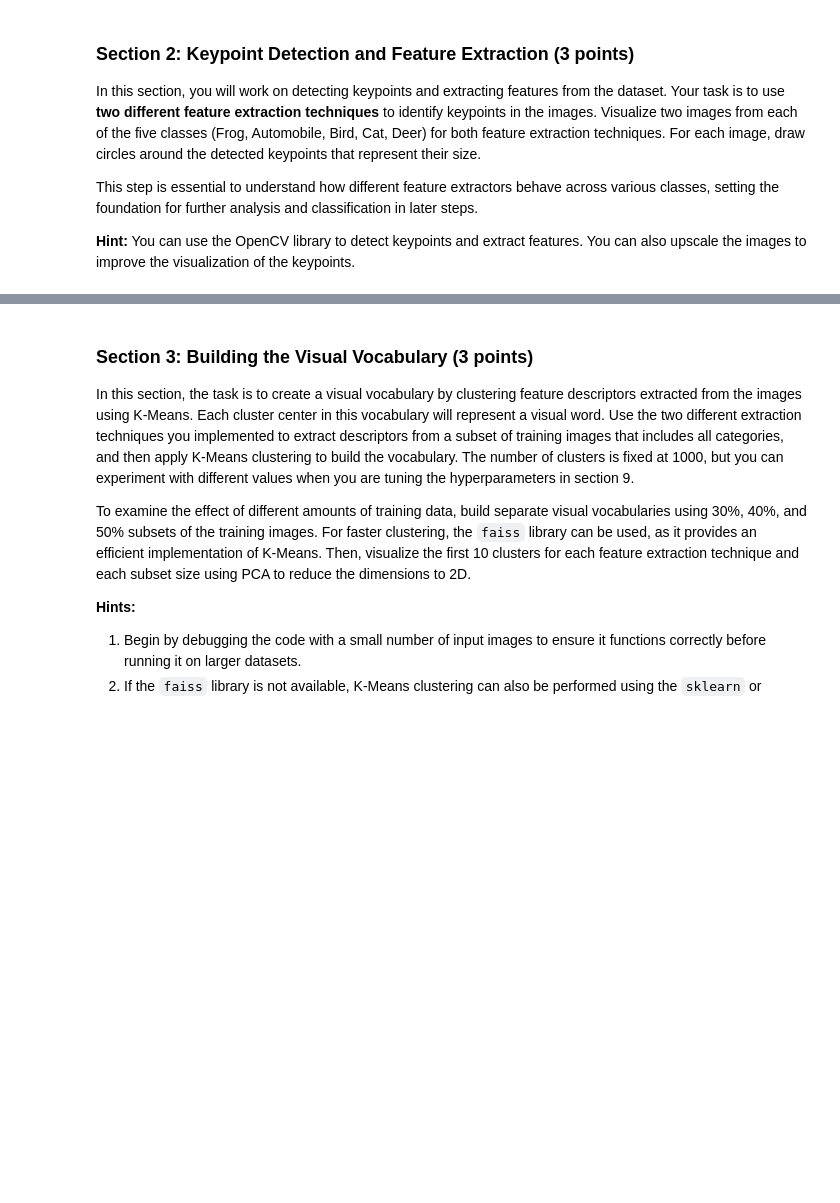
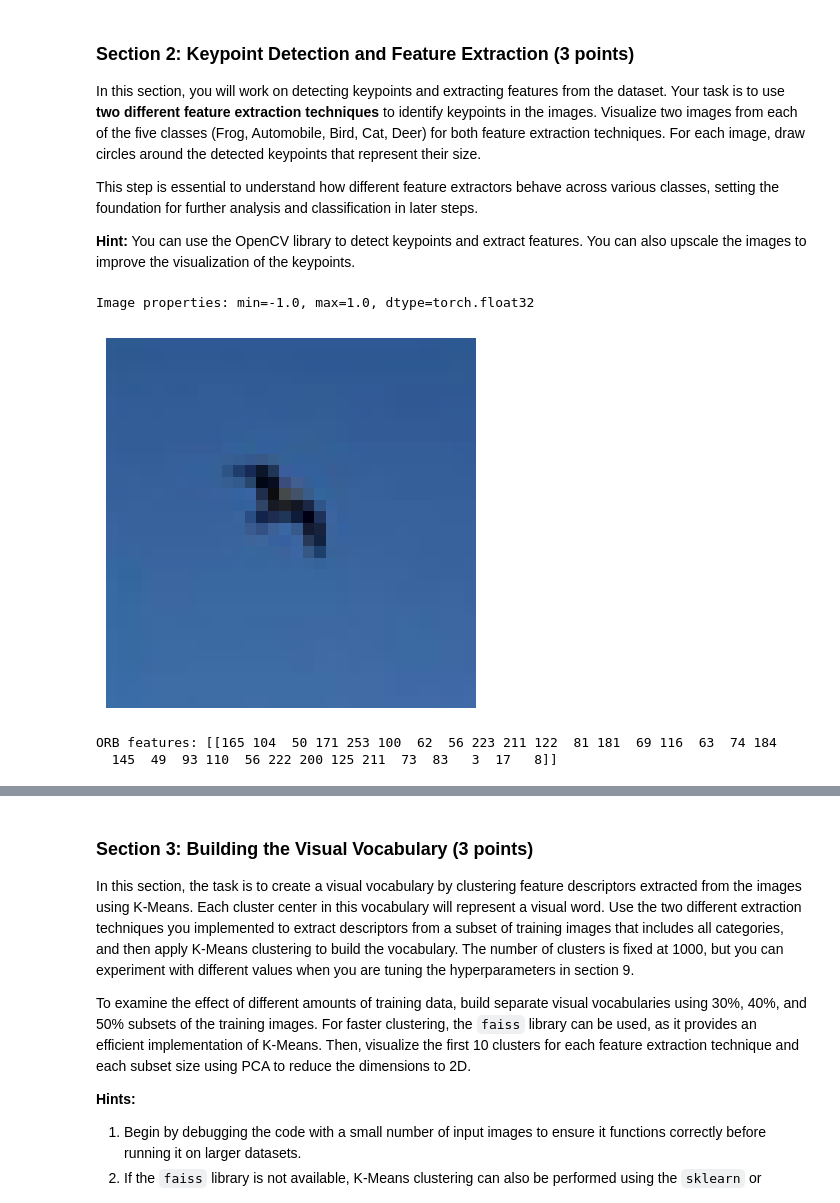
Before and after one commit to chaosido/cv1, a Jupyter notebook: final-lab/cv1-final-lab-part-1-main/cv1-final-lab-part-1-main/cv1-final-lab-part-1.ipynb, the cells around one changed output, grey strips where cells are left out. Saved outputs shown, nothing was run; the diff lists cells and outputs as text; code cells hidden in the pictures; blank space fills up the shorter version.

```diff
--- a/final-lab/cv1-final-lab-part-1-main/cv1-final-lab-part-1-main/cv1-final-lab-part-1.ipynb
+++ b/final-lab/cv1-final-lab-part-1-main/cv1-final-lab-part-1-main/cv1-final-lab-part-1.ipynb
@@ -207,0 +211,24 @@ This step is essential to understand how different feature extractors behave acr
+# %%
+#check properties of a single image, range of values and data type
+
+print(f"Image properties: min={train_images.min()}, max={train_images.max()}, dtype={train_images.dtype}")
+
+#scale all images from -1 : 1 to 0:255, and make them 32x32
+
+def scale_and_resize_images(images, new_size=(32, 32)):
+    scaled_images = (images + 1) * 127.5
+    resized_images = []
+    for img in scaled_images:
+        resized_images.append(cv2.resize(img.numpy(), new_size, interpolation=cv2.INTER_LINEAR))
+    return np.array(resized_images)
+
+train_images_resized = scale_and_resize_images(train_images)
+test_images_resized = scale_and_resize_images(test_images)
+
+#print 1 image to check if it is working
+plt.imshow(train_images_resized[1636].astype(np.uint8))
+plt.axis('off')
+plt.show()
+# %% [output]
+Image properties: min=-1.0, max=1.0, dtype=torch.float32
+[figure, added]
@@ -207,0 +280,6 @@ This step is essential to understand how different feature extractors behave acr
+# %%
+#print some orb features
+print(f"ORB features: {train_features_orb[0]}")
+# %% [output]
+ORB features: [[165 104  50 171 253 100  62  56 223 211 122  81 181  69 116  63  74 184
+  145  49  93 110  56 222 200 125 211  73  83   3  17   8]]
```
Also changed, not shown: parts of 8 cells of this notebook, 1 other file.
